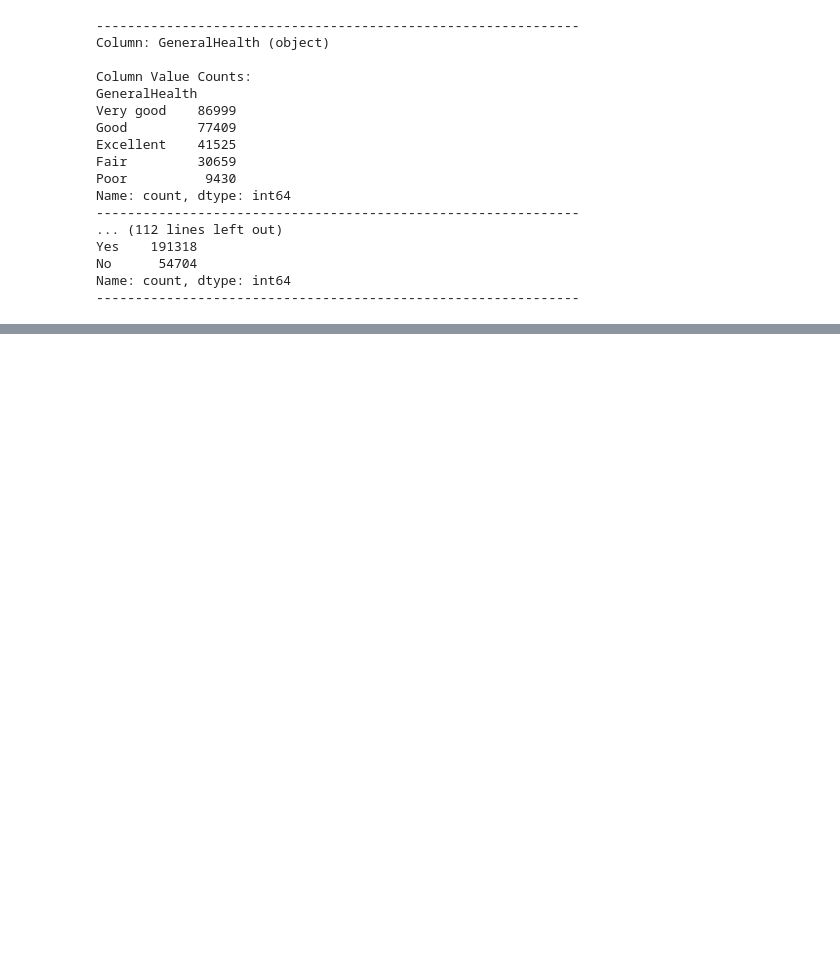
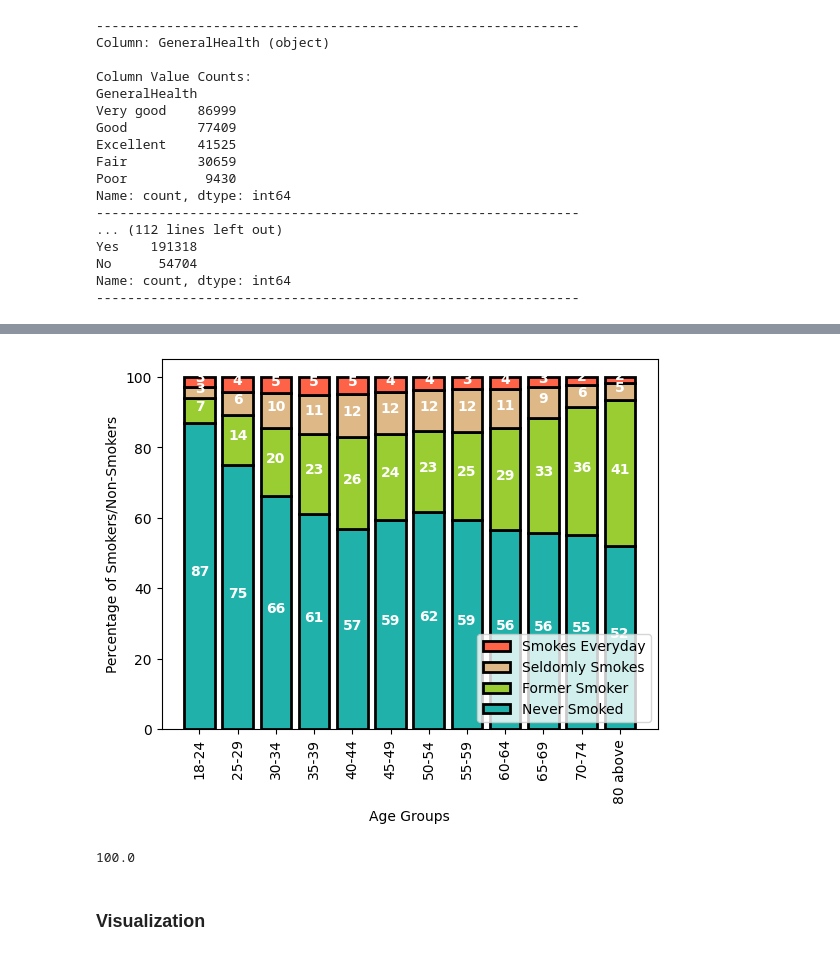
Before and after one commit to briangabini/csmodel, a Jupyter notebook: csmodel-project.ipynb, the cells around one changed output, grey strips where cells are left out. Saved outputs shown, nothing was run; the diff lists cells and outputs as text; code cells hidden in the pictures; blank space fills up the shorter version.

```diff
--- a/csmodel-project.ipynb
+++ b/csmodel-project.ipynb
@@ -383,0 +517,61 @@ Given the exploratory data analysis performed with the chosen variables,
+# %%
+""" original age categories 'Age 65 to 69' 'Age 70 to 74' 'Age 75 to 79' 'Age 80 or older'
+'Age 50 to 54' 'Age 40 to 44' 'Age 60 to 64' 'Age 55 to 59'
+'Age 45 to 49' 'Age 35 to 39' 'Age 25 to 29' 'Age 30 to 34'
+'Age 18 to 24'] """
+
+# Data
+groups = ['18-24', '25-29', '30-34', '35-39', '40-44', '45-49',
+          '50-54', '55-59', '60-64', '65-69', '70-74', '80 above']
+never_smoked_values = []
+former_smoker_values = []
+smokes_some_days_values = []
+smokes_everyday_values = []
+
+for i in range(len(groups)):
+    never_smoked_values.append(
+        (temp_arr[i].value_counts(normalize=True) * 100).values[0])
+    former_smoker_values.append(
+        (temp_arr[i].value_counts(normalize=True) * 100).values[1])
+    smokes_some_days_values.append(
+        (temp_arr[i].value_counts(normalize=True) * 100).values[2])
+    smokes_everyday_values.append(
+        (temp_arr[i].value_counts(normalize=True) * 100).values[3])
+
+# convert int arrays to str arrays
+
+fig, ax = plt.subplots()
+
+# Stacked bar chart, https://python-charts.com/part-whole/stacked-bar-chart-matplotlib/
+ax.bar(groups, never_smoked_values, edgecolor="black",
+       linewidth=2, color="lightseagreen", label="Never Smoked")
+ax.bar(groups, former_smoker_values, bottom=never_smoked_values,
+       edgecolor="black", linewidth=2, color="yellowgreen", label="Former Smoker")
+ax.bar(groups, smokes_some_days_values, bottom=np.add(
+    never_smoked_values, former_smoker_values), edgecolor="black", linewidth=2, color="burlywood", label="Seldomly Smokes")
+ax.bar(groups, smokes_everyday_values, bottom=np.add(never_smoked_values,
+       np.add(former_smoker_values, smokes_some_days_values)), edgecolor="black", linewidth=2, color="tomato", label="Smokes Everyday")
+
+handles, labels = ax.get_legend_handles_labels()
+ax.legend(handles[::-1], labels[::-1], loc='lower right')
+
+# ax.legend(loc="lower right")
+ax.set_ylabel("Percentage of Smokers/Non-Smokers")
+ax.set_xlabel("Age Groups")
+
+# Labels
+for bar in ax.patches:
+    ax.text(bar.get_x() + bar.get_width() / 2,
+            bar.get_height() / 2 + bar.get_y(),
+            round(bar.get_height()), ha='center',
+            color='w', weight='bold', size=10)
+
+# rotate the x-axis labels
+labels = ax.get_xticklabels()
+for label in labels:
+    label.set_rotation(90)
+
+
+plt.show()
+# %% [output]
+[figure, added]
@@ -383,0 +580,13 @@ Given the exploratory data analysis performed with the chosen variables,
+# %%
+percentage_arr
+
+sum = 0
+
+for i in range(len(percentage_arr)):
+    sum += percentage_arr[i]
+
+print(sum)
+# %% [output]
+100.0
+# %% [markdown]
+### Visualization
```
Also changed, not shown: parts of 75 cells of this notebook.
